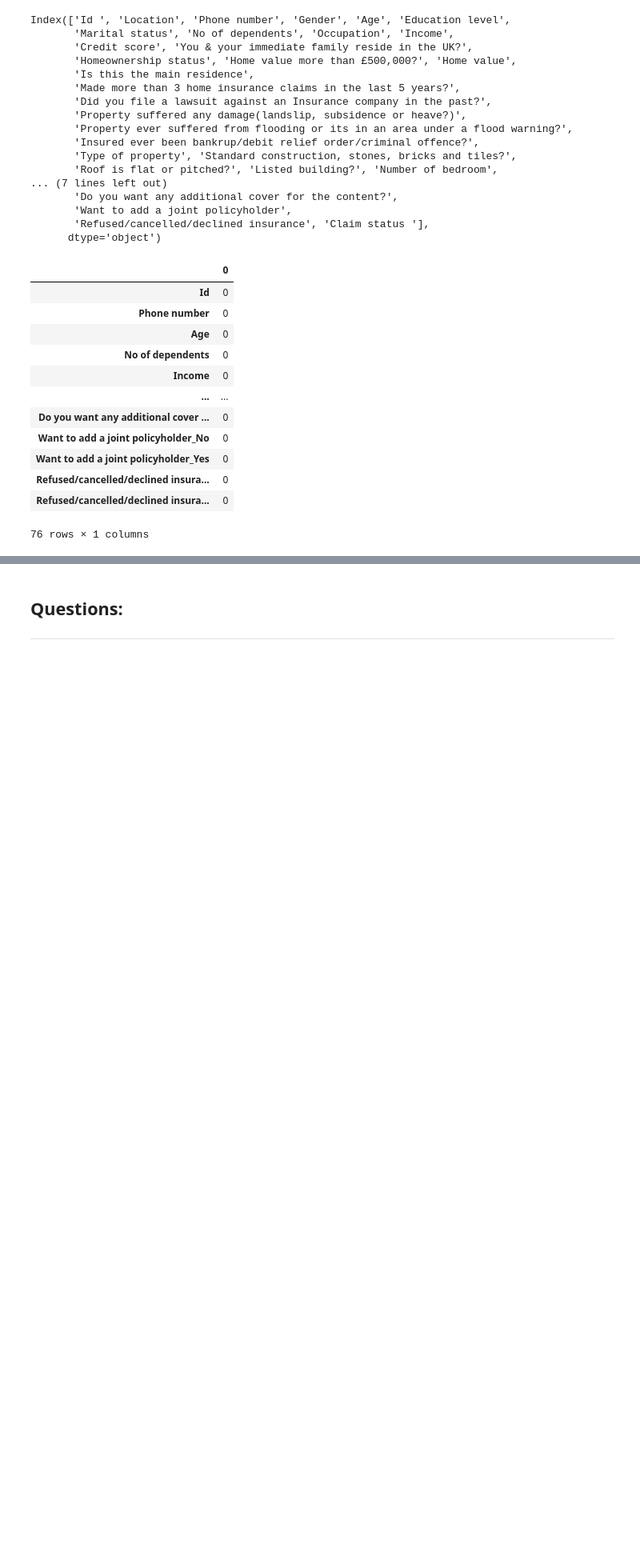
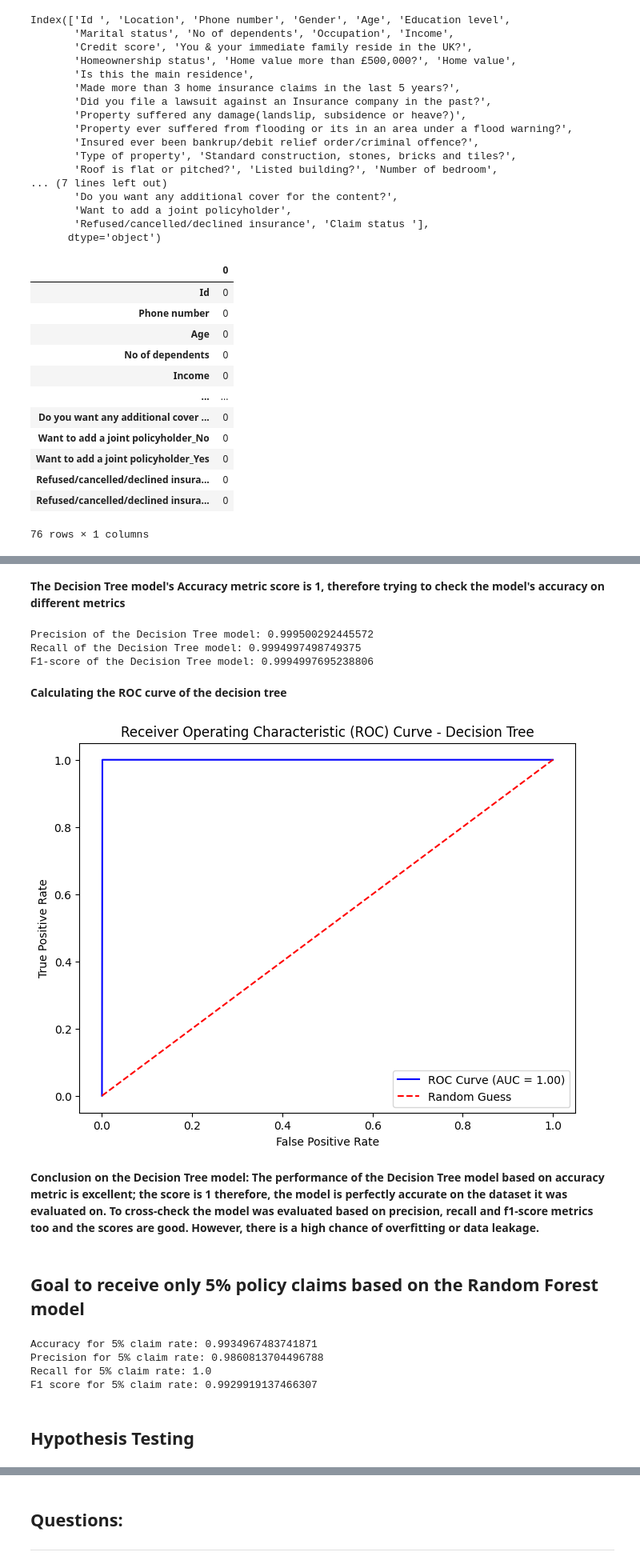
Before and after one commit to AkshataAhire/Insurance, a Jupyter notebook: Copy_of_Insurance.ipynb, the cells around one changed output, grey strips where cells are left out. Shown at 80% size. Cells and saved outputs as stored; diff of their text form; code cells hidden in the pictures; blank space fills up the shorter version.

```diff
--- a/Copy_of_Insurance.ipynb
+++ b/Copy_of_Insurance.ipynb
@@ -632,0 +713,75 @@ F1 score for 5% claim rate: 0.47337278106508873
+# %% [markdown]
+**The Decision Tree model's Accuracy metric score is 1, therefore trying to check the model's accuracy on different metrics**
+# %%
+y2_pred = decision_classifier.predict(X2_test)
+
+decision_precision = precision_score(y2_test, y2_pred, average='weighted')
+print("Precision of the Decision Tree model:", decision_precision)
+decision_recall = recall_score(y2_test, y2_pred, average='weighted')
+print("Recall of the Decision Tree model:", decision_recall)
+decision_f1 = f1_score(y2_test, y2_pred, average='weighted')
+print("F1-score of the Decision Tree model:", decision_f1)
+# %% [output]
+Precision of the Decision Tree model: 0.999500292445572
+Recall of the Decision Tree model: 0.9994997498749375
+F1-score of the Decision Tree model: 0.9994997695238806
+# %% [markdown]
+**Calculating the ROC curve of the decision tree**
+# %%
+# Predict probabilities for the test set
+probs2 = decision_classifier.predict_proba(X2_test)
+probs2 = probs2[:, 1]  # Probability of positive class
+
+# Calculate ROC curve
+fpr2, tpr2, thresholds2 = roc_curve(y2_test, probs2)
+
+# Calculate AUC (Area Under the Curve)
+auc2 = roc_auc_score(y2_test, probs2)
+
+# Plot ROC curve
+plt.figure(figsize=(8, 6))
+plt.plot(fpr2, tpr2, color='blue', label=f'ROC Curve (AUC = {auc2:.2f})')
+plt.plot([0, 1], [0, 1], color='red', linestyle='--', label='Random Guess')
+plt.xlabel('False Positive Rate')
+plt.ylabel('True Positive Rate')
+plt.title('Receiver Operating Characteristic (ROC) Curve - Decision Tree')
+plt.legend()
+plt.show()
+# %% [output]
+[figure, added]
+# %% [markdown]
+**Conclusion on the Decision Tree model: The performance of the Decision Tree model based on accuracy metric is excellent; the score is 1 therefore, the model is perfectly accurate on the dataset it was evaluated on. To cross-check the model was evaluated based on precision, recall and f1-score metrics too and the scores are good. However, there is a high chance of overfitting or data leakage.**
+# %% [markdown]
+## **Goal to receive only 5% policy claims based on the Random Forest model**
+# %%
+#threshold to achieve 5% policy claim rate
+threshold = 0.05
+
+# Predict probabilities of positive outcomes (claimed policies)
+y_prob = clf.predict_proba(X_test)[:, 1]
+
+# Classify predictions based on adjusted threshold
+
+y_pred = clf.predict(X_test)
+y_pred_adjusted = (y_prob >= threshold).astype(int)
+
+
+#trying to evaluate the performance basis few metrics
+daccuracy = accuracy_score(y_test, y_pred_adjusted)
+print("Accuracy for 5% claim rate:" , daccuracy)
+
+dprecision = precision_score(y_test, y_pred_adjusted)
+print("Precision for 5% claim rate:" , dprecision)
+
+drecall = recall_score(y_test, y_pred_adjusted)
+print("Recall for 5% claim rate:" , drecall)
+
+df1 = f1_score(y_test, y_pred_adjusted)
+print("F1 score for 5% claim rate:" , df1)
+# %% [output]
+Accuracy for 5% claim rate: 0.9934967483741871
+Precision for 5% claim rate: 0.9860813704496788
+Recall for 5% claim rate: 1.0
+F1 score for 5% claim rate: 0.9929919137466307
+# %% [markdown]
+## **Hypothesis Testing**
```
Also changed, not shown: parts of 60 cells of this notebook.
